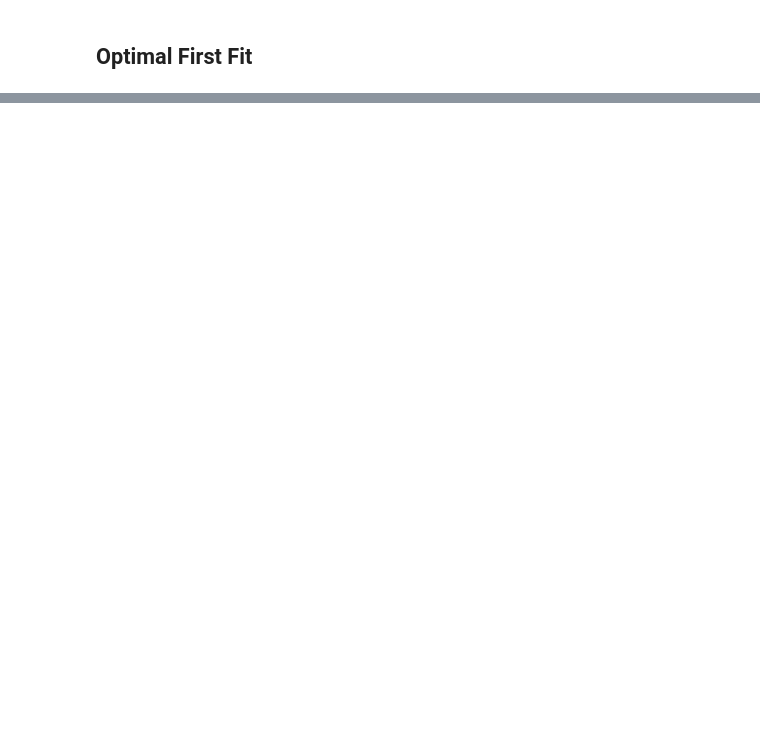
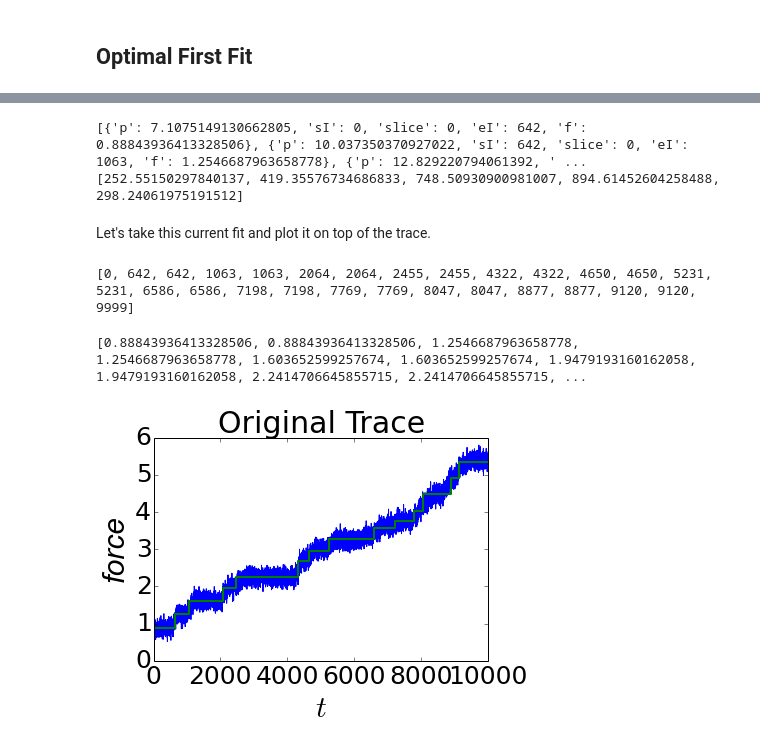
Before and after one commit to knyquist/iPython_NBs, a Jupyter notebook: SICPDevelopmentScheme.ipynb, the cells around one changed output, grey strips where cells are left out. Cells and saved outputs as stored; diff of their text form; code cells hidden in the pictures; blank space fills up the shorter version.

Commit message:
finished the core machinery for SICP algorithm

```diff
--- a/SICPDevelopmentScheme.ipynb
+++ b/SICPDevelopmentScheme.ipynb
@@ -175,0 +364,4 @@ xlabel('$t$', fontsize=30); ylabel('force', style='italic', fontsize=30); tick_p
+# %%
+tmp = add_step(dwellList,sicpSlice)
+dwellList = tmp[argmin([tmp[i]['sicp total'] for i in range(len(tmp))])]['dwell list']
+sicpSlice = tmp[argmin([tmp[i]['sicp total'] for i in range(len(tmp))])]['sicp slice list']
@@ -175,0 +374,31 @@ xlabel('$t$', fontsize=30); ylabel('force', style='italic', fontsize=30); tick_p
+# %%
+tmp = add_step(dwellList,sicpSlice)
+dwellList = tmp[argmin([tmp[i]['sicp total'] for i in range(len(tmp))])]['dwell list']
+sicpSlice = tmp[argmin([tmp[i]['sicp total'] for i in range(len(tmp))])]['sicp slice list']
+# %%
+print dwellList
+print sicpSlice
+# %% [output]
+[{'p': 7.1075149130662805, 'sI': 0, 'slice': 0, 'eI': 642, 'f': 0.88843936413328506}, {'p': 10.037350370927022, 'sI': 642, 'slice': 0, 'eI': 1063, 'f': 1.2546687963658778}, {'p': 12.829220794061392, ' ...
+[252.55150297840137, 419.35576734686833, 748.50930900981007, 894.61452604258488, 298.24061975191512]
+# %% [markdown]
+Let's take this current fit and plot it on top of the trace.
+# %%
+a=[dwellList[i]['sI'] for i in range(len(dwellList))]
+b=[dwellList[i]['eI'] for i in range(len(dwellList))]
+x = [item for sublist in zip(a,b) for item in sublist]
+print x
+# %% [output]
+[0, 642, 642, 1063, 1063, 2064, 2064, 2455, 2455, 4322, 4322, 4650, 4650, 5231, 5231, 6586, 6586, 7198, 7198, 7769, 7769, 8047, 8047, 8877, 8877, 9120, 9120, 9999]
+# %%
+a=[dwellList[i]['f'] for i in range(len(dwellList))]
+y = [item for sublist in zip(a,a) for item in sublist]
+print y
+# %% [output]
+[0.88843936413328506, 0.88843936413328506, 1.2546687963658778, 1.2546687963658778, 1.603652599257674, 1.603652599257674, 1.9479193160162058, 1.9479193160162058, 2.2414706645855715, 2.2414706645855715, ...
+# %%
+plot([trace[i]['f'] for i in range(0,len(trace))]); title('Original Trace',fontsize=30);
+xlabel('$t$', fontsize=30); ylabel('force', style='italic', fontsize=30); tick_params(labelsize=25);
+plot(x,y,linewidth=2.0);
+# %% [output]
+[figure, added]
```
Also changed, not shown: parts of 32 cells of this notebook, 1 other file.
